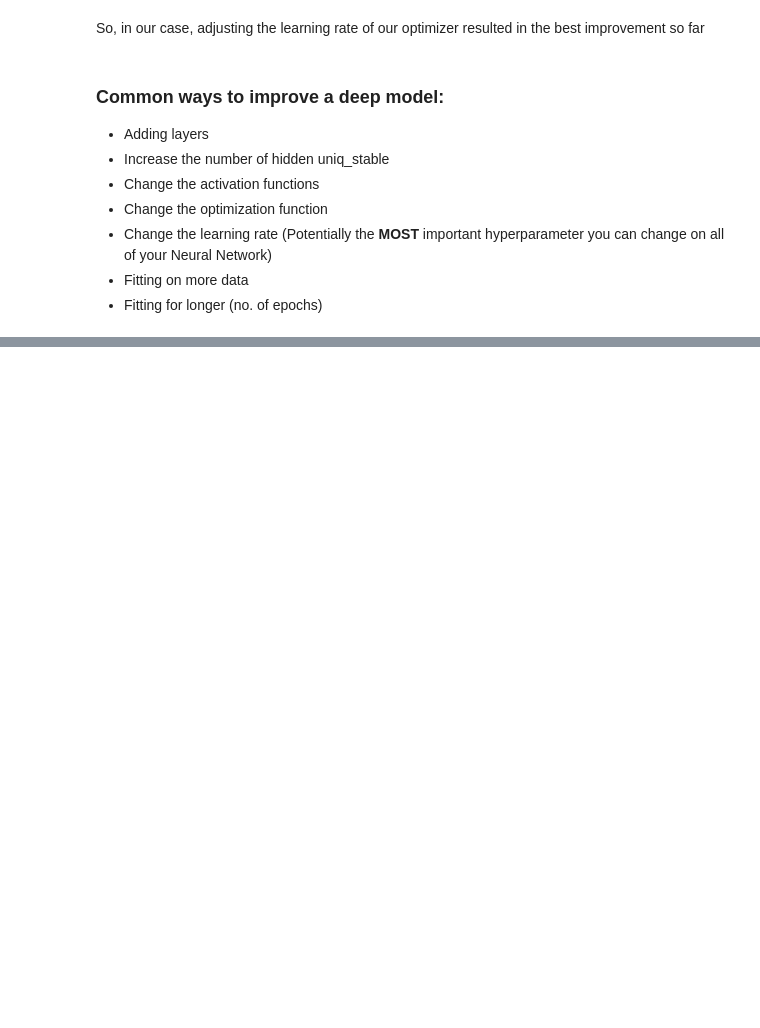
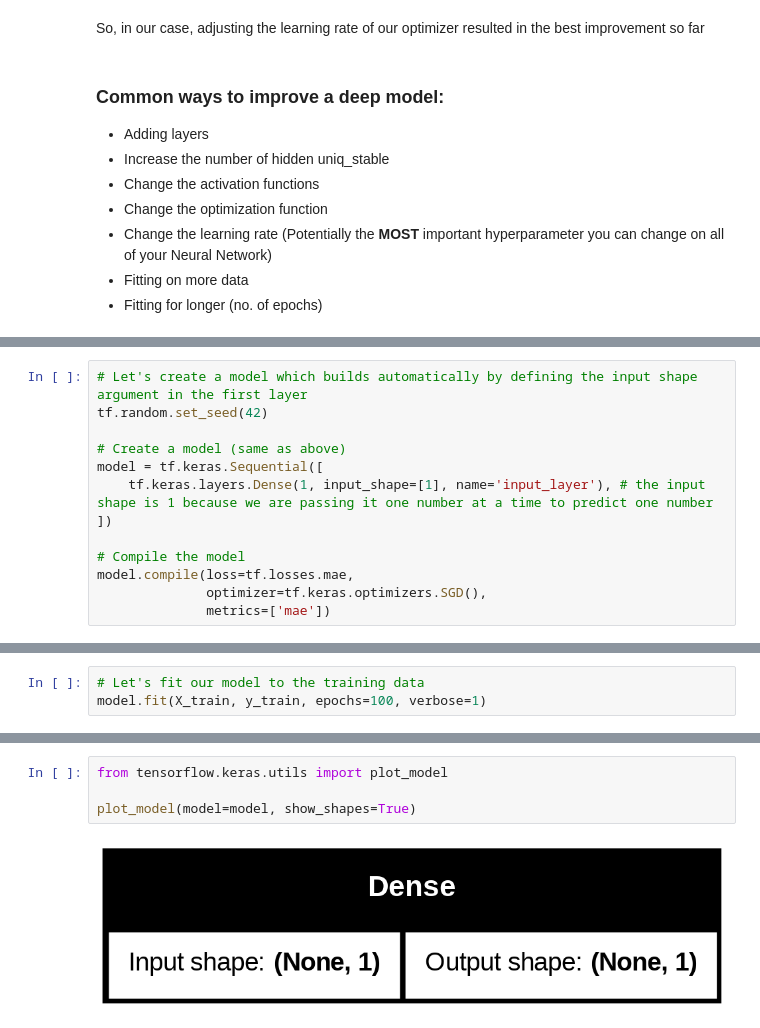
Before and after one commit to AaryanGotad/ml-practice, a Jupyter notebook: tensorflow_practice/01_neural_network_regression_with_tensorflow.ipynb, the cells around one changed output, grey strips where cells are left out. Drawn from its saved outputs; the diff is of its cells as text; blank space fills up the shorter version.

```diff
--- a/tensorflow_practice/01_neural_network_regression_with_tensorflow.ipynb
+++ b/tensorflow_practice/01_neural_network_regression_with_tensorflow.ipynb
@@ -578,0 +698,13 @@ So, in our case, adjusting the learning rate of our optimizer resulted in the be
+# %%
+# Let's create a model which builds automatically by defining the input shape argument in the first layer
+tf.random.set_seed(42)
+
+# Create a model (same as above)
+model = tf.keras.Sequential([
+    tf.keras.layers.Dense(1, input_shape=[1], name='input_layer'), # the input shape is 1 because we are passing it one number at a time to predict one number
+])
+
+# Compile the model
+model.compile(loss=tf.losses.mae,
+              optimizer=tf.keras.optimizers.SGD(),
+              metrics=['mae'])
@@ -578,0 +732,3 @@ So, in our case, adjusting the learning rate of our optimizer resulted in the be
+# %%
+# Let's fit our model to the training data
+model.fit(X_train, y_train, epochs=100, verbose=1)
@@ -578,0 +768,6 @@ So, in our case, adjusting the learning rate of our optimizer resulted in the be
+# %%
+from tensorflow.keras.utils import plot_model
+
+plot_model(model=model, show_shapes=True)
+# %% [output]
+[figure, added]
```
Also changed, not shown: parts of 130 cells of this notebook.
